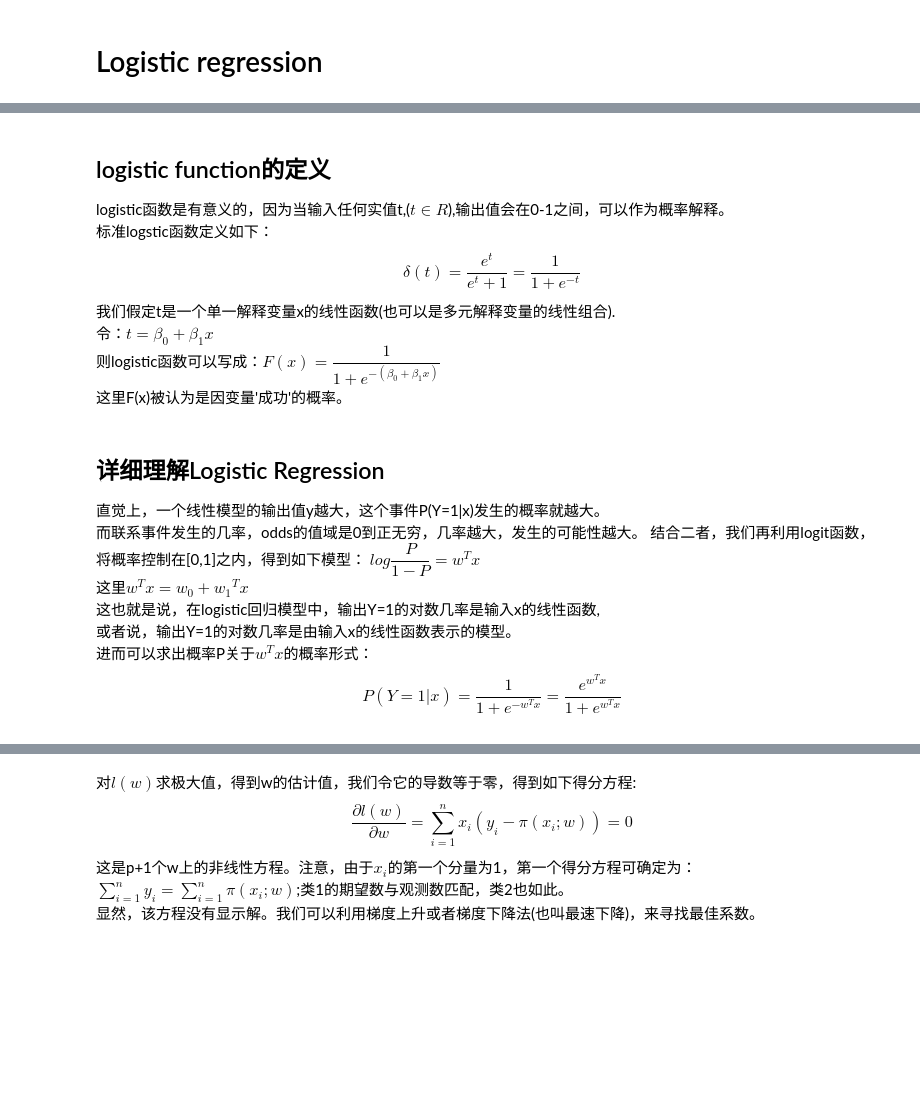
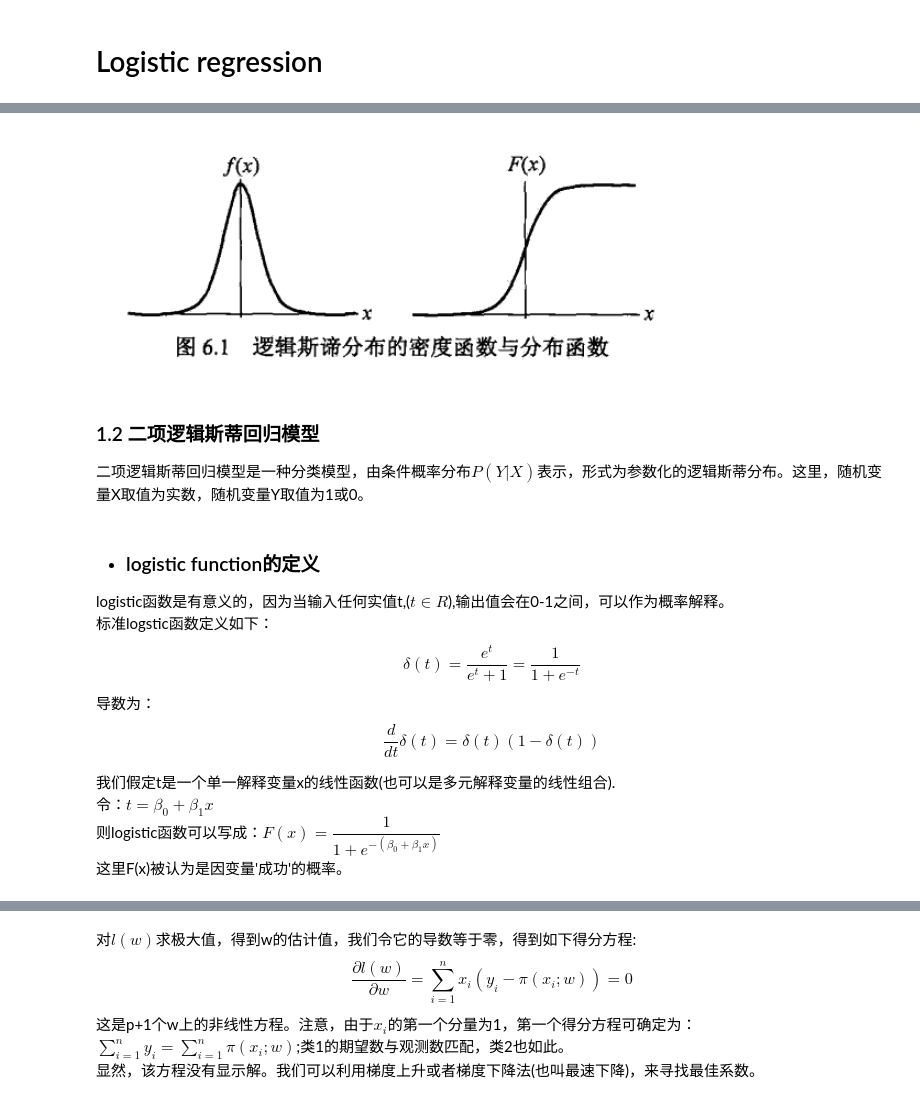
Before and after one commit to sshhan/practice, a Jupyter notebook: logistic-regression.ipynb, the cells around one changed output, grey strips where cells are left out. Saved outputs shown, nothing was run; the diff lists cells and outputs as text; code cells hidden in the pictures; blank space fills up the shorter version.

```diff
--- a/logistic-regression.ipynb
+++ b/logistic-regression.ipynb
@@ -8,20 +14,21 @@
+# %%
+from IPython.display import Image
+Image("/Users/shangshuhan/practice/3.png")
+# %% [output]
+[figure, added]
+# %% [markdown]
+### 1.2 二项逻辑斯蒂回归模型
+二项逻辑斯蒂回归模型是一种分类模型，由条件概率分布$P(Y|X)$表示，形式为参数化的逻辑斯蒂分布。这里，随机变量X取值为实数，随机变量Y取值为1或0。
 # %% [markdown]
-## logistic function的定义
+- ###  logistic function的定义
+
 logistic函数是有意义的，因为当输入任何实值t,($t\in R$),输出值会在0-1之间，可以作为概率解释。
 标准logstic函数定义如下：
 $$\delta(t)=\dfrac{e^t}{e^t+1}=\dfrac{1}{1+e^{-t}}$$
+导数为：
+$$\dfrac{d}{dt}\delta(t)=\delta(t)(1-\delta(t))$$
+
 我们假定t是一个单一解释变量x的线性函数(也可以是多元解释变量的线性组合).
 令：$t=\beta_0+\beta_1 x$
 则logistic函数可以写成：$F(x)=\dfrac{1}{1+e^{-(\beta_0+\beta_1x)}}$
 这里F(x)被认为是因变量'成功'的概率。
-# %% [markdown]
-## 详细理解Logistic Regression
-直觉上，一个线性模型的输出值y越大，这个事件P(Y=1|x)发生的概率就越大。
-而联系事件发生的几率，odds的值域是0到正无穷，几率越大，发生的可能性越大。
-结合二者，我们再利用logit函数，将概率控制在[0,1]之内，得到如下模型：
-$log \dfrac{P}{1-P}= w^T x$
-这里$w^Tx=w_0+{w_1}^Tx$
-这也就是说，在logistic回归模型中，输出Y=1的对数几率是输入x的线性函数,
-或者说，输出Y=1的对数几率是由输入x的线性函数表示的模型。
-进而可以求出概率P关于$w^Tx$的概率形式：
-$$P(Y=1 | x)=\dfrac{1}{1+e^{-w^Tx}}=\dfrac{e^{w^Tx}}{1+e^{w^Tx}}$$
```
Also changed, not shown: parts of 7 cells of this notebook.
